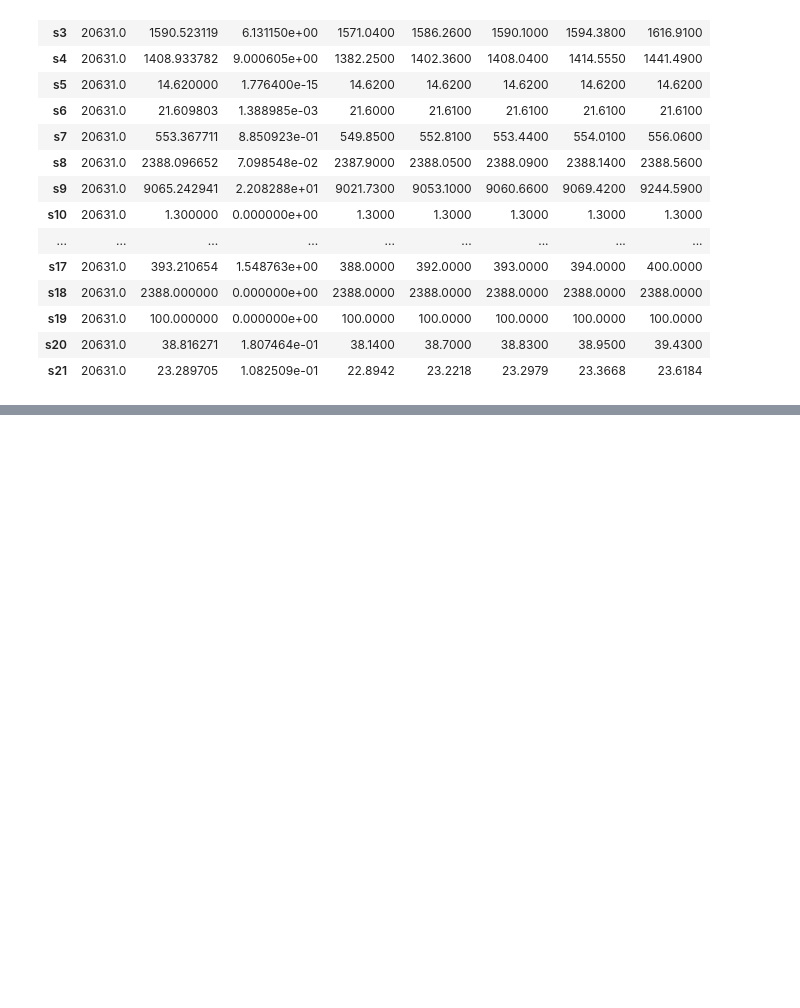
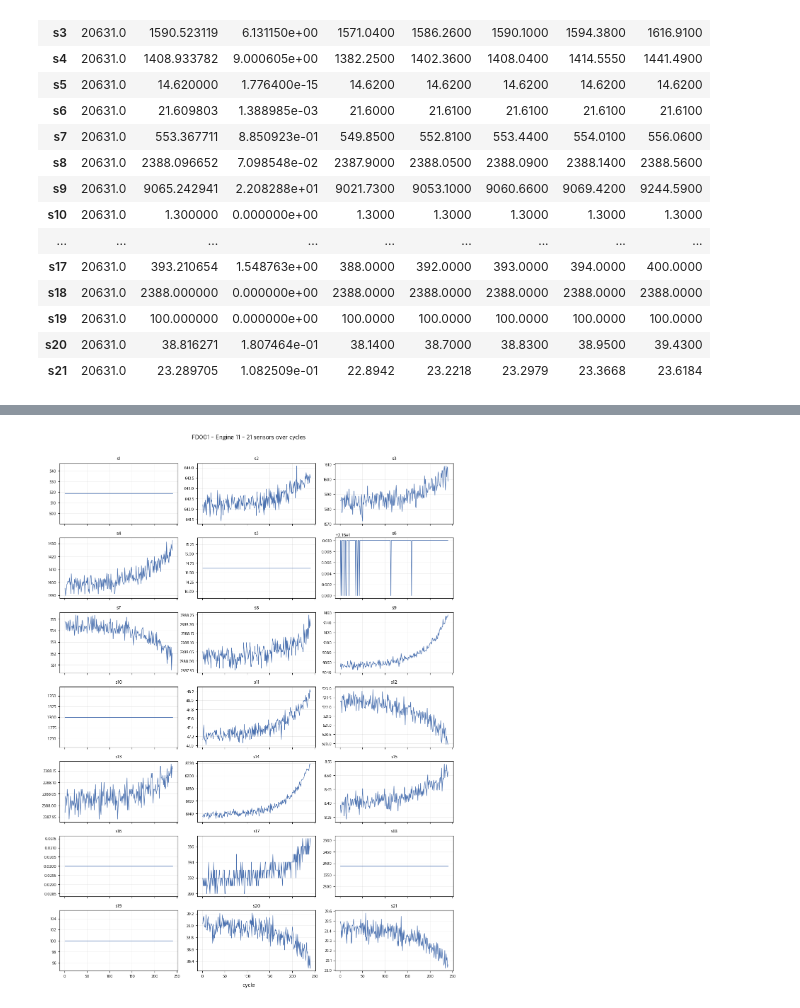
Before and after one commit to poly9010/C-MAPSS-Fleet-RUL-Monitoring-System, a Jupyter notebook: notebooks/(1)데이터이해.ipynb, the cells around one changed output, grey strips where cells are left out. Saved outputs shown, nothing was run; the diff lists cells and outputs as text; code cells hidden in the pictures; blank space fills up the shorter version.

```diff
--- a/notebooks/(1)데이터이해.ipynb
+++ b/notebooks/(1)데이터이해.ipynb
@@ -141,0 +202,4 @@ plt.legend()
+# %%
+fig = plot_sensor_grid(train1, engine_id=11)
+# %% [output]
+[figure, added]
```
Also changed, not shown: parts of 15 cells of this notebook.
